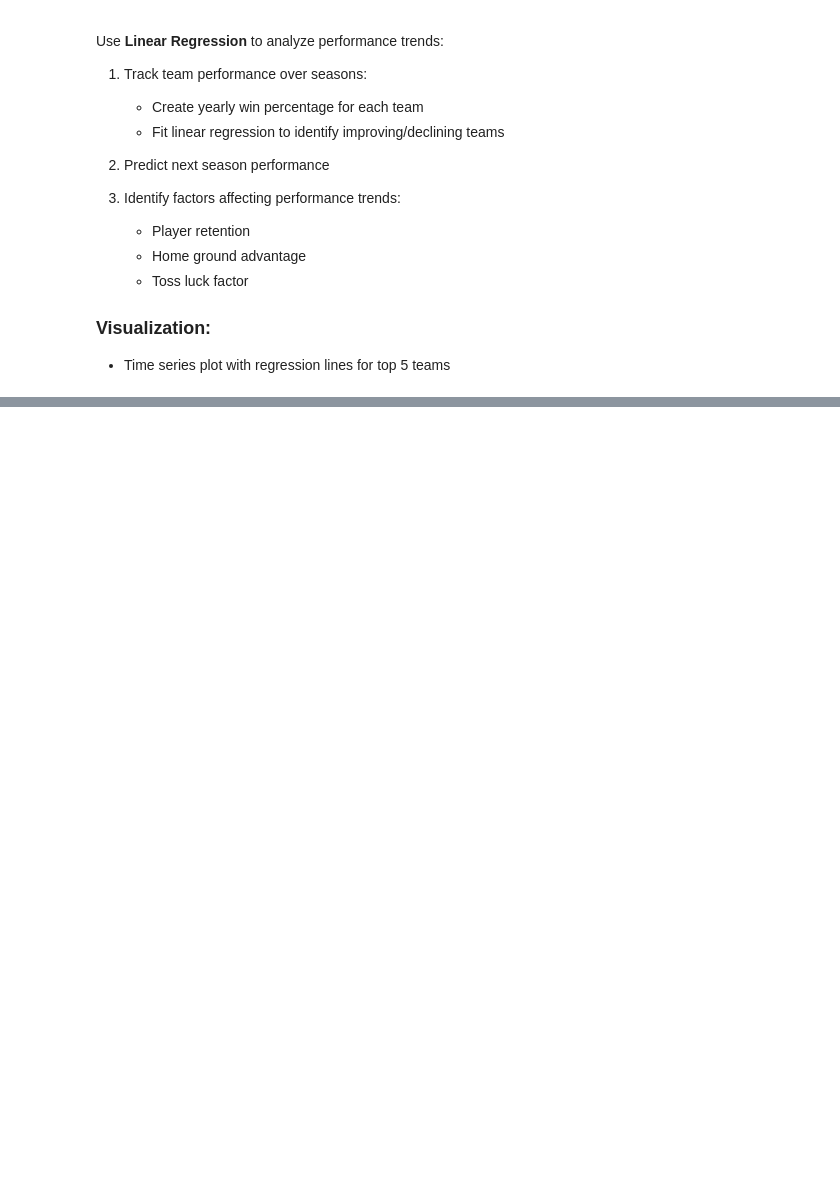
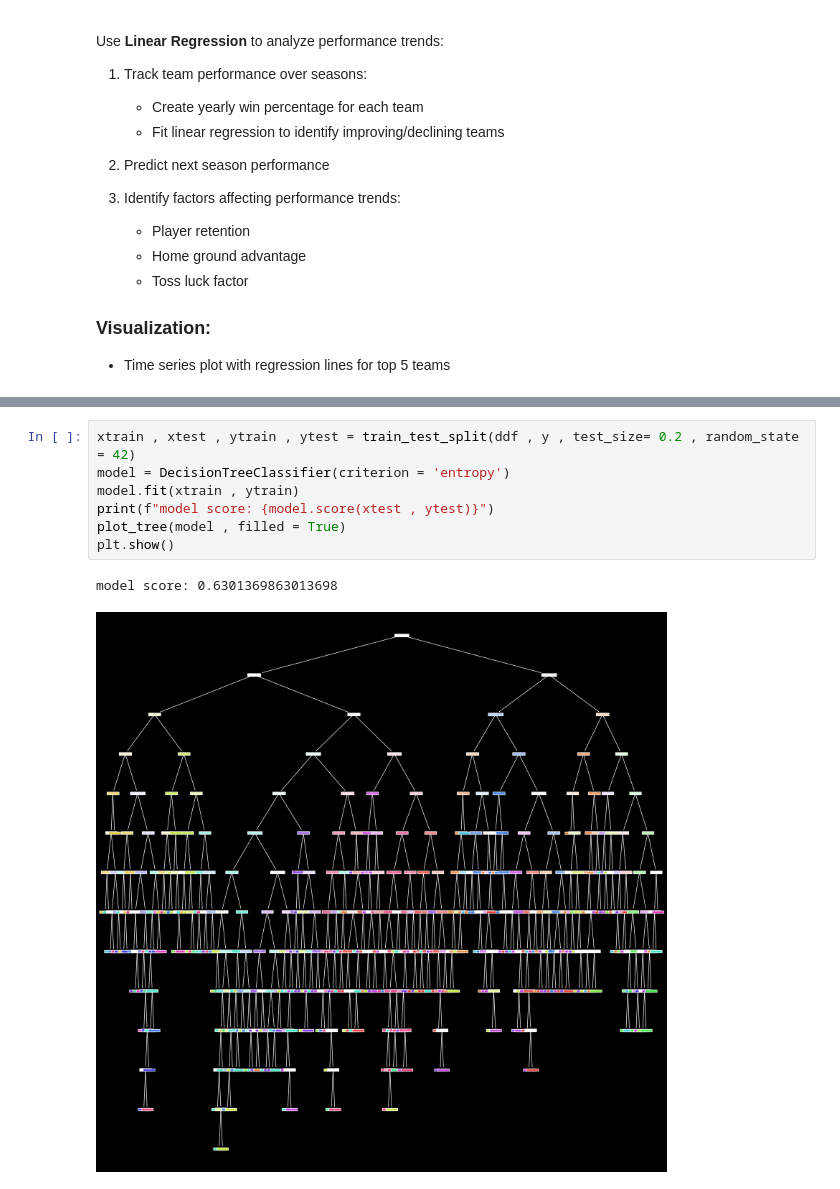
Before and after one commit to sanketmishra009/aiml, a Jupyter notebook: projects/iplAnalysis/analysis.ipynb, the cells around one changed output, grey strips where cells are left out. Drawn from its saved outputs; the diff is of its cells as text; blank space fills up the shorter version.

```diff
--- a/projects/iplAnalysis/analysis.ipynb
+++ b/projects/iplAnalysis/analysis.ipynb
@@ -1270,0 +1542,10 @@ cols = ['team1' , 'team2' , 'season' , 'win']
+# %%
+xtrain , xtest , ytrain , ytest = train_test_split(ddf , y , test_size= 0.2 , random_state = 42)
+model = DecisionTreeClassifier(criterion = 'entropy')
+model.fit(xtrain , ytrain)
+print(f"model score: {model.score(xtest , ytest)}")
+plot_tree(model , filled = True)
+plt.show()
+# %% [output]
+model score: 0.6301369863013698
+[figure, added]
```
Also changed, not shown: parts of 31 cells of this notebook, 12 other files.
